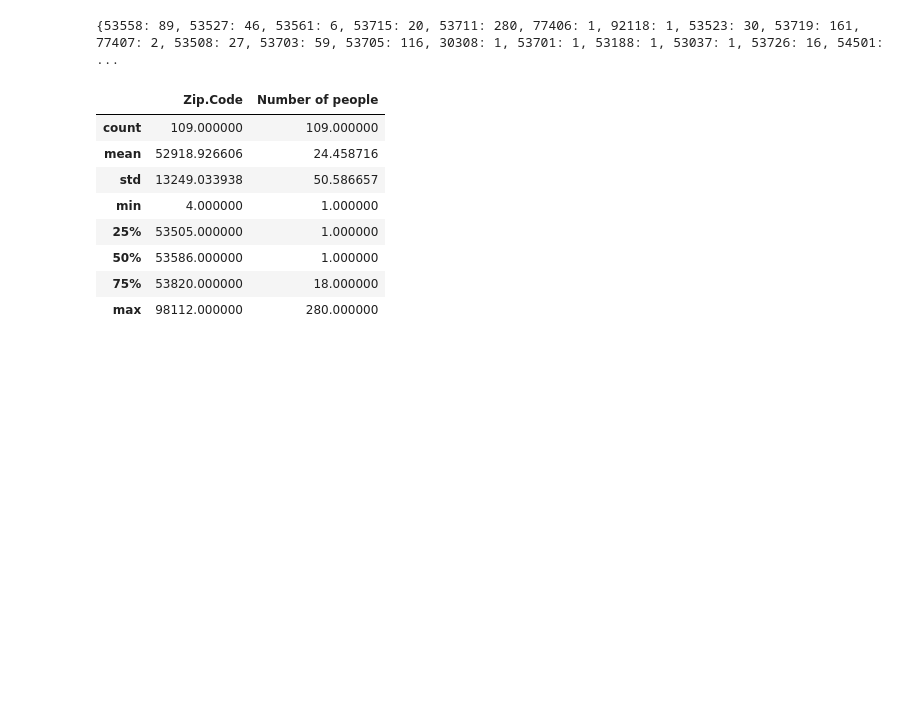
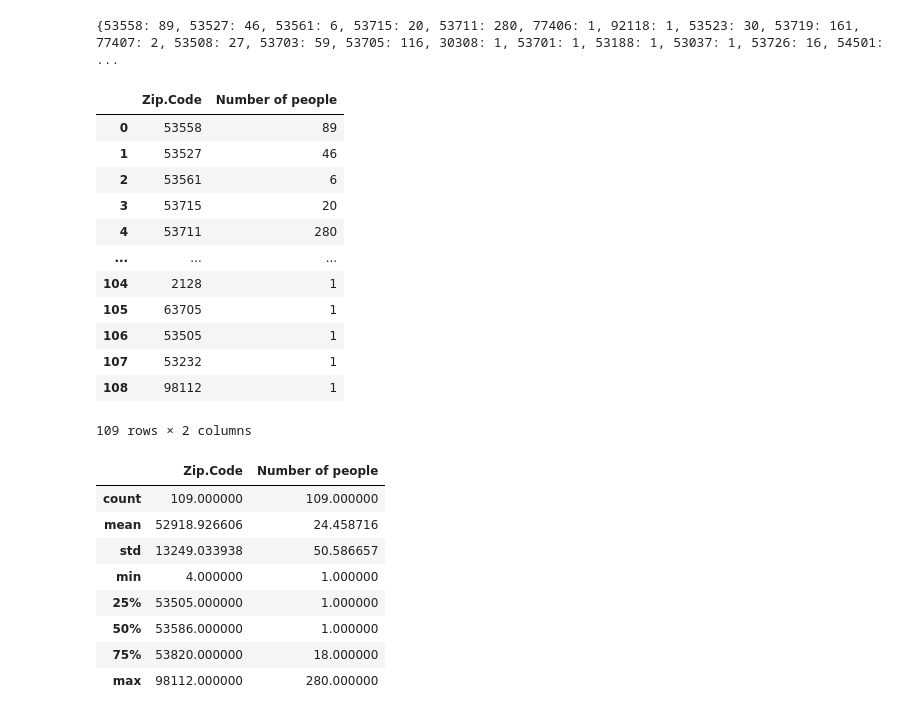
Before and after one commit to anushakabber/Donor_Segmentation_Biokind, a Jupyter notebook: Week3/Week3_Alysia/week3_alysia.ipynb, the cells around one changed output. Cells and saved outputs as stored; diff of their text form; code cells hidden in the pictures; blank space fills up the shorter version.

```diff
--- a/Week3/Week3_Alysia/week3_alysia.ipynb
+++ b/Week3/Week3_Alysia/week3_alysia.ipynb
@@ -90,6 +105,21 @@ print(person_zip)
 # %%
 df_person_zip = pd.DataFrame(list(person_zip.items()), columns=['Zip.Code', 'Number of people'])
 df_person_zip.to_csv('person_zip.csv', index=False)
+df_person_zip
+# %% [output]
+|  | Zip.Code | Number of people |
+| 0 | 53558 | 89 |
+| 1 | 53527 | 46 |
+| 2 | 53561 | 6 |
+| 3 | 53715 | 20 |
+| 4 | 53711 | 280 |
+| ... | ... | ... |
+| 104 | 2128 | 1 |
+| 105 | 63705 | 1 |
+| 106 | 53505 | 1 |
+| 107 | 53232 | 1 |
+| 108 | 98112 | 1 |
+109 rows × 2 columns
 # %%
 df_person_zip.describe()
 # %% [output]
```
Also changed, not shown: parts of 1 cell of this notebook, 1 other file.
